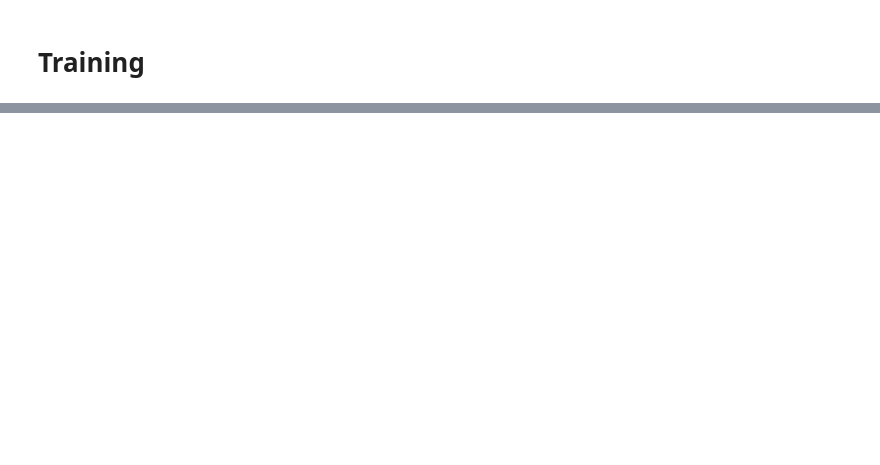
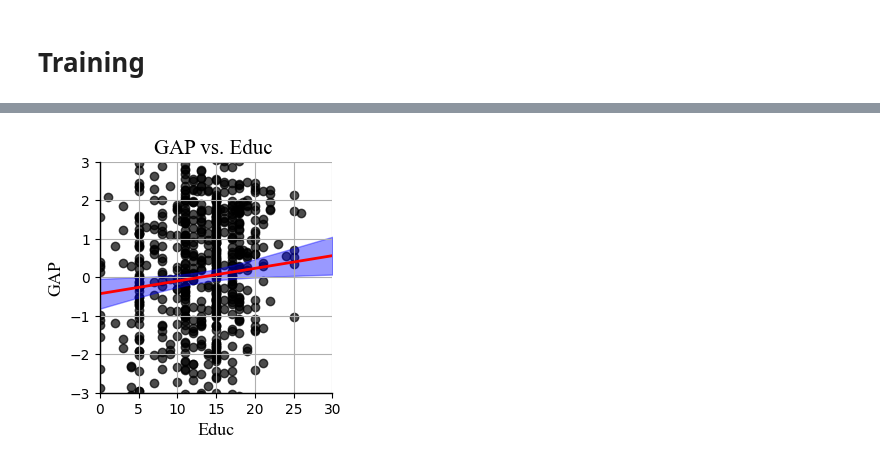
Before and after one commit to carrielfelipe/Brain_Age_with_Patients, a Jupyter notebook: SVR/SVR.ipynb, the cells around one changed output, grey strips where cells are left out. Cells and saved outputs as stored; diff of their text form; code cells hidden in the pictures; blank space fills up the shorter version.

```diff
--- a/SVR/SVR.ipynb
+++ b/SVR/SVR.ipynb
@@ -268,0 +272,20 @@ PD - Pendiente: 0.03958104917753392, Intercepto: 64.07453114138295
+# %%
+import pandas as pd
+
+# Cargar los dataframes desde los archivos Excel
+df_CN_combined = pd.read_excel('results/df_CN_combined.xlsx')
+df_AD_combined = pd.read_excel('results/df_AD_combined.xlsx')
+df_FTD_combined = pd.read_excel('results/df_FTD_combined.xlsx')
+df_MCI_combined = pd.read_excel('results/df_MCI_combined.xlsx')
+df_PD_combined = pd.read_excel('results/df_PD_combined.xlsx')
+
+# Ahora los dataframes tienen los datos cargados desde los archivos Excel
+# %%
+import seaborn as sns
+import matplotlib.pyplot as plt
+
+# Filtrar el dataframe para incluir solo Educ < 30
+df_filtered = df_CN_combined[df_CN_combined['Educ'] < 30]
+Plotters.plot_regresion(y=df_filtered['GAP_corrected'],x= df_filtered['Educ'], label_='Test Data',x_ticks_step=5,y_ticks_step=1,x_min_limit=0,y_min_limit=-3,x_max_limit=30,y_max_limit=3,color='Black', title='GAP vs. Educ ',line_ideal=False,confidence_interval=True,  alpha=0.7,xlabel='Educ',ylabel='GAP',color_confidence_interval='blue',alpha_confidence_interval=0.4,color_line_fit='red', details=False, font='Times New Roman', weight='normal', x_size=3,y_size=3, legend=False, fontsize=13, mode=2, legend_metrics=False, print_metrics=False)
+# %% [output]
+[figure, added]
```
Also changed, not shown: parts of 20 cells of this notebook, 55 other files.
